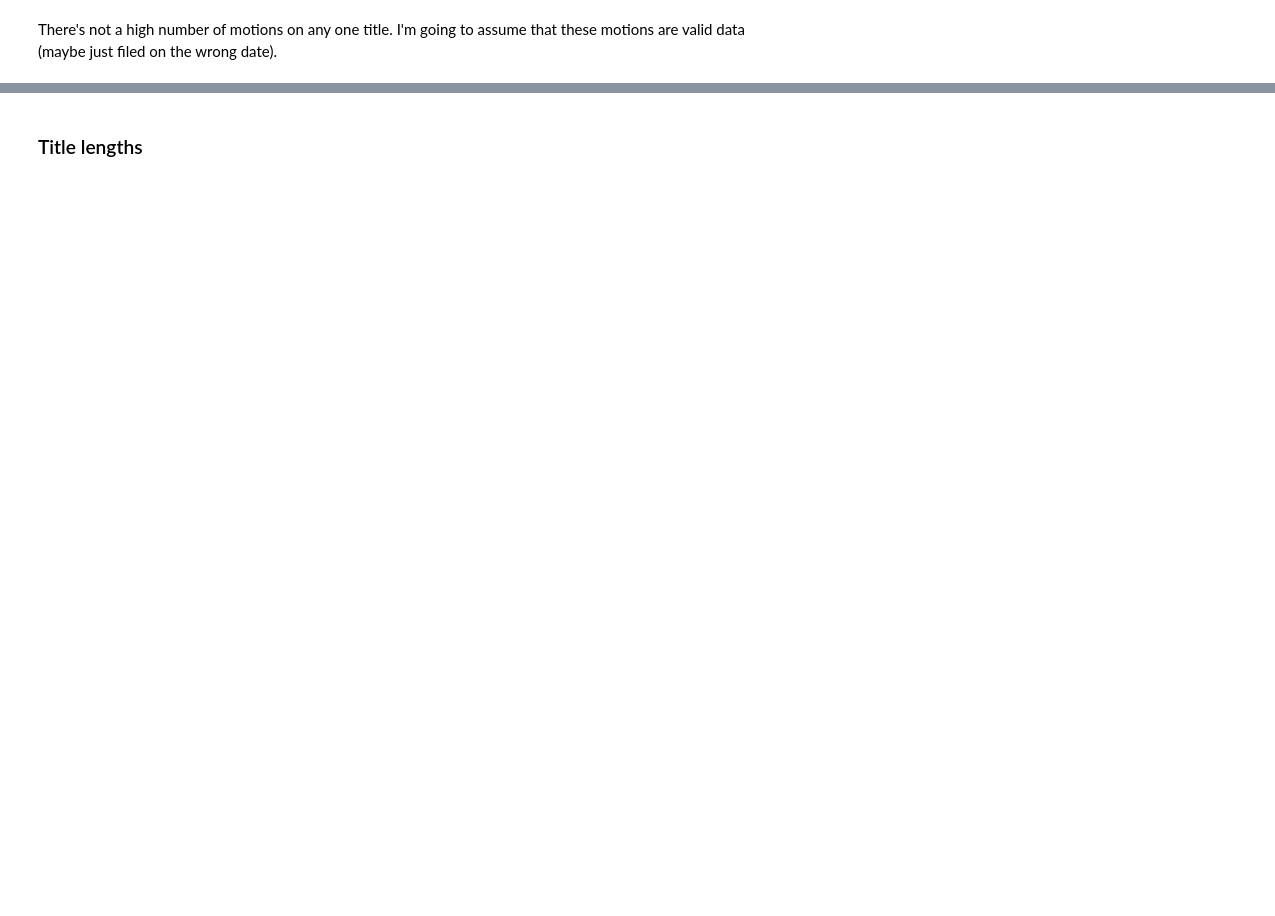
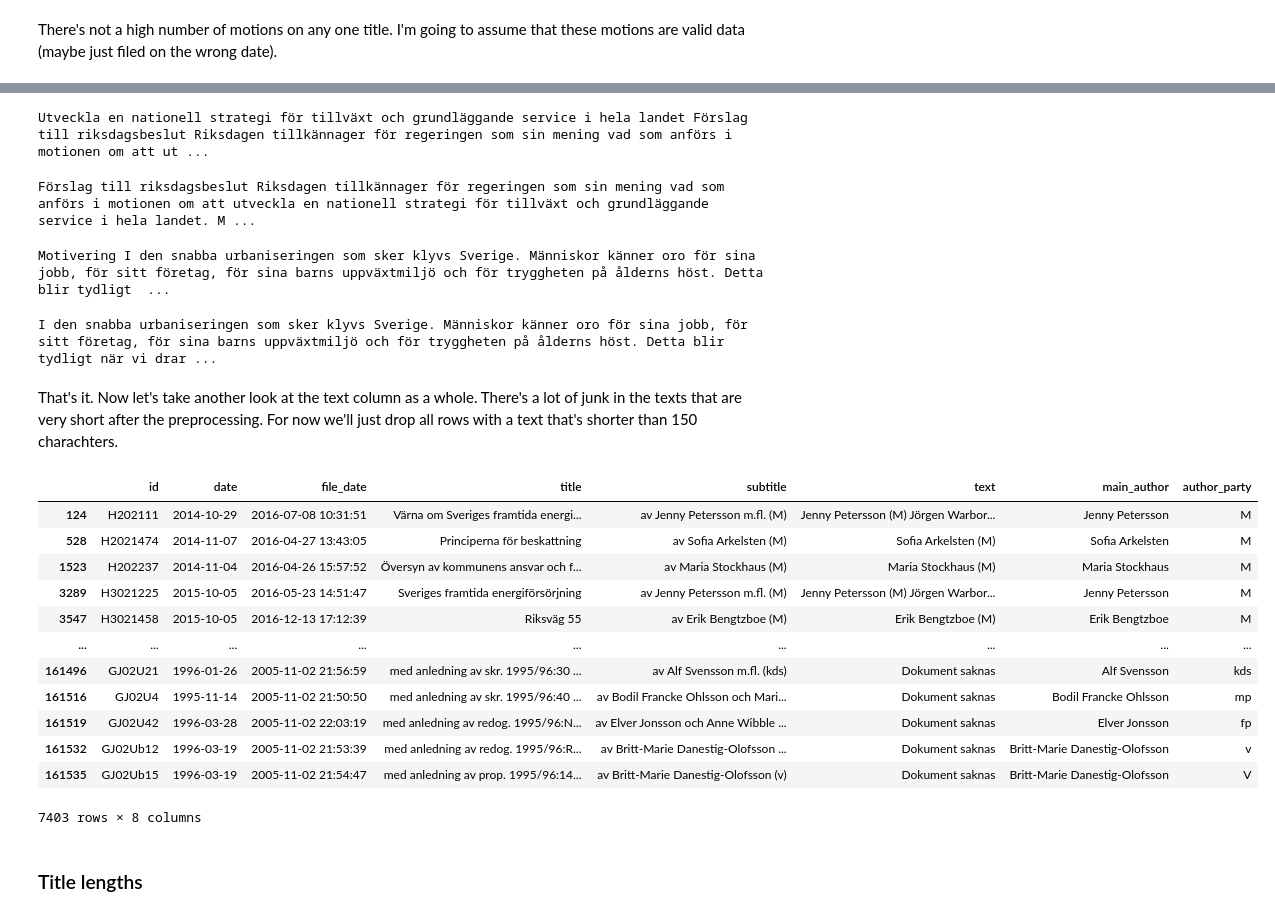
Before and after one commit to erikgrip/swedish_parliament_motion_summarization, a Jupyter notebook: notebooks/exploratory-data-analysis.ipynb, the cells around one changed output, grey strips where cells are left out. Drawn from its saved outputs; the diff is of its cells as text; code cells hidden in the pictures; blank space fills up the shorter version.

```diff
--- a/notebooks/exploratory-data-analysis.ipynb
+++ b/notebooks/exploratory-data-analysis.ipynb
@@ -293,3 +146,57 @@ plt.show()
+# %%
+# Initial cleaning
+df["title"] = _trim_whitespace(df["title"])
+df["text"] = _trim_linebreaks(df["text"])
+df["text"] = _trim_whitespace(df["text"])
+df["text"] = df.apply(_trim_motion_text_by_subtitle, axis=1)
+
+first_motion = df['text'][0][:500]
+print(first_motion)
+# %% [output]
+Utveckla en nationell strategi för tillväxt och grundläggande service i hela landet Förslag till riksdagsbeslut Riksdagen tillkännager för regeringen som sin mening vad som anförs i motionen om att ut ...
+# %%
+df["text"] = df.apply(_trim_motion_text_by_leading_title, axis=1)
+
+first_motion = df['text'][0][:500]
+print(first_motion)
+# %% [output]
+Förslag till riksdagsbeslut Riksdagen tillkännager för regeringen som sin mening vad som anförs i motionen om att utveckla en nationell strategi för tillväxt och grundläggande service i hela landet. M ...
+# %%
+df["text"] = df.apply(_trim_motion_text_by_proposed_decision, axis=1)
+
+first_motion = df['text'][0][:500]
+print(first_motion)
+# %% [output]
+Motivering I den snabba urbaniseringen som sker klyvs Sverige. Människor känner oro för sina jobb, för sitt företag, för sina barns uppväxtmiljö och för tryggheten på ålderns höst. Detta blir tydligt  ...
+# %%
+df["text"] = df.apply(_trim_leadning_motivation, axis=1)
+df["text"] = df.apply(_set_empty_when_leadning_date, axis=1)
+df["text"] = df.apply(_delete_footer, axis=1)
+
+first_motion = df['text'][0][:500]
+print(first_motion)
+# %% [output]
+I den snabba urbaniseringen som sker klyvs Sverige. Människor känner oro för sina jobb, för sitt företag, för sina barns uppväxtmiljö och för tryggheten på ålderns höst. Detta blir tydligt när vi drar ...
+# %% [markdown]
+That's it. Now let's take another look at the text column as a whole. There's a lot of junk in the texts that are very short after the preprocessing. For now we'll just drop all rows with a text that's shorter than 150 charachters.
+# %%
+# Show some eamples of short texts before dropping them
+display(df[df['text'].str.len() < 150])
+df = df.loc[df['text'].str.len() >= 150]
+# %% [output]
+|  | id | date | file_date | title | subtitle | text | main_author | author_party |
+| 124 | H202111 | 2014-10-29 | 2016-07-08 10:31:51 | Värna om Sveriges framtida energi... | av Jenny Petersson m.fl. (M) | Jenny Petersson (M) Jörgen Warbor... | Jenny Petersson | M |
+| 528 | H2021474 | 2014-11-07 | 2016-04-27 13:43:05 | Principerna för beskattning | av Sofia Arkelsten (M) | Sofia Arkelsten (M) | Sofia Arkelsten | M |
+| 1523 | H202237 | 2014-11-04 | 2016-04-26 15:57:52 | Översyn av kommunens ansvar och f... | av Maria Stockhaus (M) | Maria Stockhaus (M) | Maria Stockhaus | M |
+| 3289 | H3021225 | 2015-10-05 | 2016-05-23 14:51:47 | Sveriges framtida energiförsörjning | av Jenny Petersson m.fl. (M) | Jenny Petersson (M) Jörgen Warbor... | Jenny Petersson | M |
+| 3547 | H3021458 | 2015-10-05 | 2016-12-13 17:12:39 | Riksväg 55 | av Erik Bengtzboe (M) | Erik Bengtzboe (M) | Erik Bengtzboe | M |
+| ... | ... | ... | ... | ... | ... | ... | ... | ... |
+| 161496 | GJ02U21 | 1996-01-26 | 2005-11-02 21:56:59 | med anledning av skr. 1995/96:30 ... | av Alf Svensson m.fl. (kds) | Dokument saknas | Alf Svensson | kds |
+| 161516 | GJ02U4 | 1995-11-14 | 2005-11-02 21:50:50 | med anledning av skr. 1995/96:40 ... | av Bodil Francke Ohlsson och Mari... | Dokument saknas | Bodil Francke Ohlsson | mp |
+| 161519 | GJ02U42 | 1996-03-28 | 2005-11-02 22:03:19 | med anledning av redog. 1995/96:N... | av Elver Jonsson och Anne Wibble ... | Dokument saknas | Elver Jonsson | fp |
+| 161532 | GJ02Ub12 | 1996-03-19 | 2005-11-02 21:53:39 | med anledning av redog. 1995/96:R... | av Britt-Marie Danestig-Olofsson ... | Dokument saknas | Britt-Marie Danestig-Olofsson | v |
+| 161535 | GJ02Ub15 | 1996-03-19 | 2005-11-02 21:54:47 | med anledning av prop. 1995/96:14... | av Britt-Marie Danestig-Olofsson (v) | Dokument saknas | Britt-Marie Danestig-Olofsson | V |
+7403 rows × 8 columns
 # %% [markdown]
 ### Title lengths
 # %%
```
Also changed, not shown: parts of 41 cells of this notebook, 14 other files.
